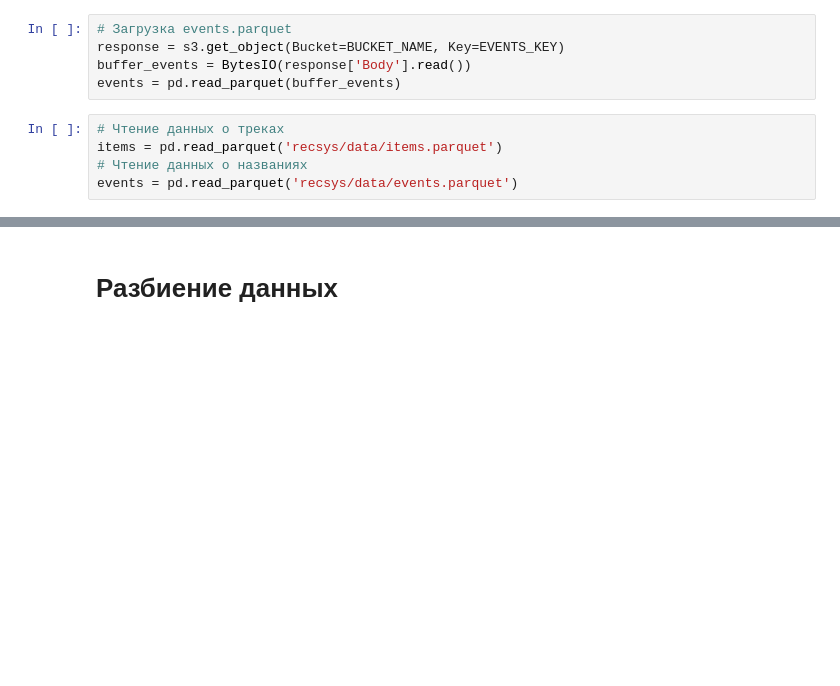
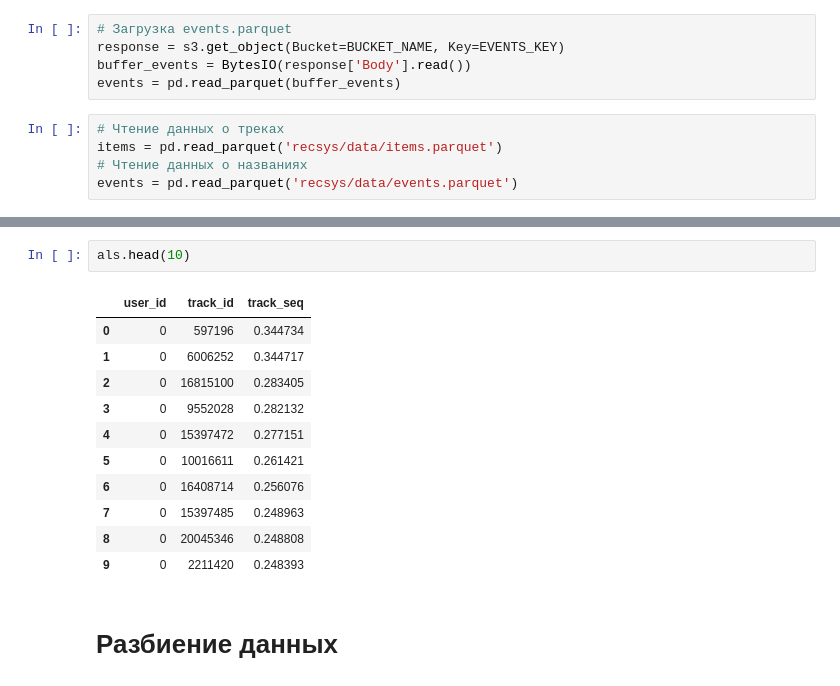
Before and after one commit to Totoxa85/mle-project-sprint-4-v001, a Jupyter notebook: recommendations.ipynb, the cells around one changed output, grey strips where cells are left out. Cells and saved outputs as stored; diff of their text form; blank space fills up the shorter version.

```diff
--- a/recommendations.ipynb
+++ b/recommendations.ipynb
@@ -410,3 +465,17 @@ events = pd.read_parquet('recsys/data/events.parquet')
+# %%
+als.head(10)
+# %% [output]
+|  | user_id | track_id | track_seq |
+| 0 | 0 | 597196 | 0.344734 |
+| 1 | 0 | 6006252 | 0.344717 |
+| 2 | 0 | 16815100 | 0.283405 |
+| 3 | 0 | 9552028 | 0.282132 |
+| 4 | 0 | 15397472 | 0.277151 |
+| 5 | 0 | 10016611 | 0.261421 |
+| 6 | 0 | 16408714 | 0.256076 |
+| 7 | 0 | 15397485 | 0.248963 |
+| 8 | 0 | 20045346 | 0.248808 |
+| 9 | 0 | 2211420 | 0.248393 |
 # %% [markdown]
 # Разбиение данных
 # %% [markdown]
```
Also changed, not shown: parts of 5 cells of this notebook, 12 other files.
